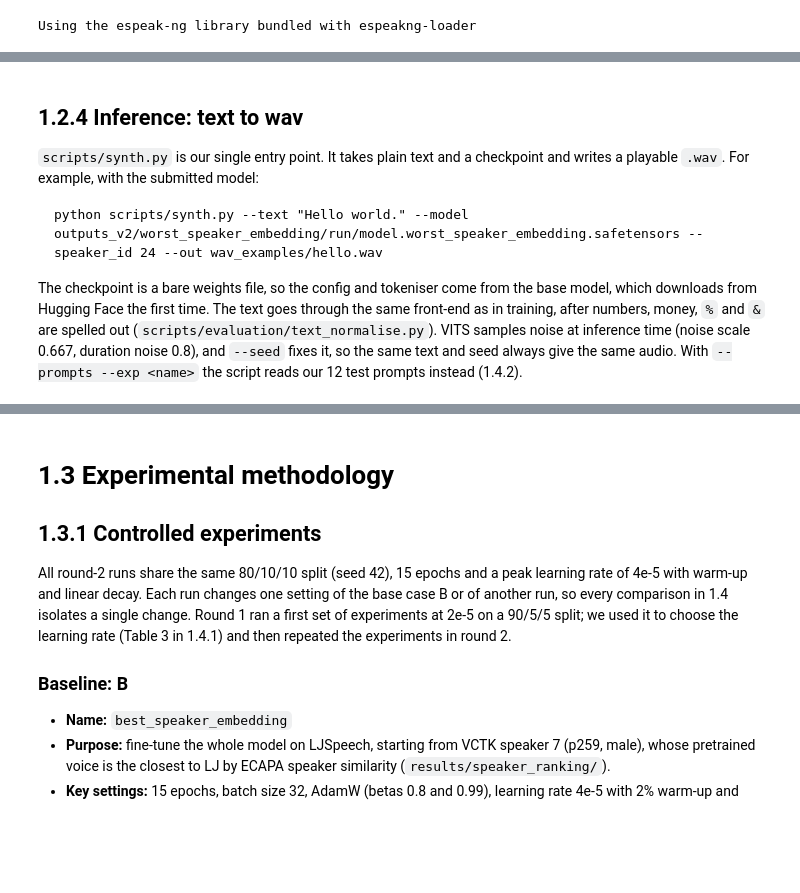
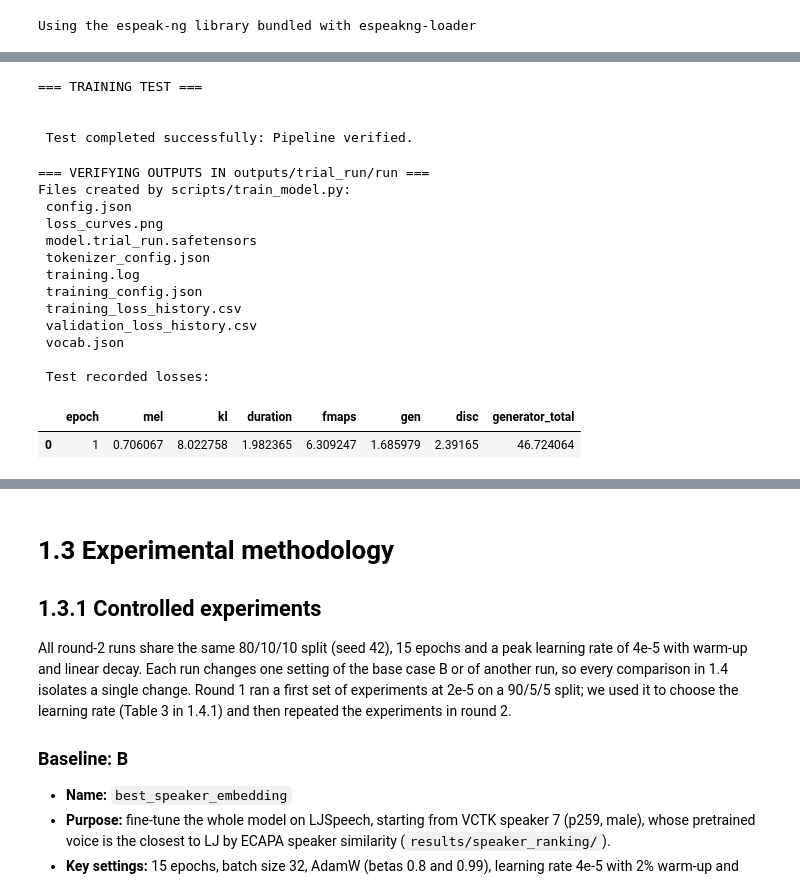
Before and after one commit to JLiang126/Text-to-Speech-Model, a Jupyter notebook: 55_A3.ipynb, the cells around one changed output, grey strips where cells are left out. Cells and saved outputs as stored; diff of their text form; code cells hidden in the pictures; blank space fills up the shorter version.

Commit message:
Up to cell 13 couldn't get it to work got the dry run to work no training logs though

````diff
--- a/55_A3.ipynb
+++ b/55_A3.ipynb
@@ -383,11 +409,62 @@ Every run uses the same training script and one file of settings:
-# %% [markdown]
-## 1.2.4 Inference: text to wav
-
-`scripts/synth.py` is our single entry point. It takes plain text and a checkpoint and writes a playable `.wav`. For example, with the submitted model:
-
-```
-python scripts/synth.py --text "Hello world." --model outputs_v2/worst_speaker_embedding/run/model.worst_speaker_embedding.safetensors --speaker_id 24 --out wav_examples/hello.wav
-```
-
-The checkpoint is a bare weights file, so the config and tokeniser come from the base model, which downloads from Hugging Face the first time. The text goes through the same front-end as in training, after numbers, money, `%` and `&` are spelled out (`scripts/evaluation/text_normalise.py`). VITS samples noise at inference time (noise scale 0.667, duration noise 0.8), and `--seed` fixes it, so the same text and seed always give the same audio. With `--prompts --exp <name>` the script reads our 12 test prompts instead (1.4.2).
+# %%
+"""
+Test Training, the --test-mode flag caps training to 1 epoch and a 10 * batch_size subset to verify end-to-end forward/backward passes,
+checkpoint export, and loss plotting in under two minutes:
+"""
+
+print("=== TRAINING TEST ===")
+
+test_cmd = [
+    sys.executable, "-m", "scripts.train_model",
+    "--config", "configs/trial_run.yaml",
+    "--test-mode", "yes",
+    "--output-mode", "restart"
+]
+
+# Run training in test mode; outputs write to outputs/test/run
+res = subprocess.run(test_cmd, capture_output=True, text=True)
+
+if res.returncode == 0:
+    print(res.stdout[-1800:])
+    print("Test completed successfully: Pipeline verified.")
+else:
+    print(res.stderr)
+    raise RuntimeError("Test encountered an error.")
+# %% [output]
+=== TRAINING TEST ===
+
+
+ Test completed successfully: Pipeline verified.
+# %%
+TEST_RUN_DIR = Path("outputs/trial_run/run")
+
+print(f"=== VERIFYING OUTPUTS IN {TEST_RUN_DIR} ===")
+
+if TEST_RUN_DIR.exists():
+    files = sorted([f.name for f in TEST_RUN_DIR.iterdir()])
+    print("Files created by scripts/train_model.py:")
+    for f in files:
+        print(f" {f}")
+
+    loss_file = TEST_RUN_DIR / "training_loss_history.csv"
+    if loss_file.exists():
+        df_test_losses = pd.read_csv(loss_file)
+        print("\n Test recorded losses:")
+        display(df_test_losses)
+# %% [output]
+=== VERIFYING OUTPUTS IN outputs/trial_run/run ===
+Files created by scripts/train_model.py:
+ config.json
+ loss_curves.png
+ model.trial_run.safetensors
+ tokenizer_config.json
+ training.log
+ training_config.json
+ training_loss_history.csv
+ validation_loss_history.csv
+ vocab.json
+
+ Test recorded losses:
+|  | epoch | mel | kl | duration | fmaps | gen | disc | generator_total |
+| 0 | 1 | 0.706067 | 8.022758 | 1.982365 | 6.309247 | 1.685979 | 2.39165 | 46.724064 |
 # %%
````
Also changed, not shown: parts of 12 cells of this notebook, 31 other files.
